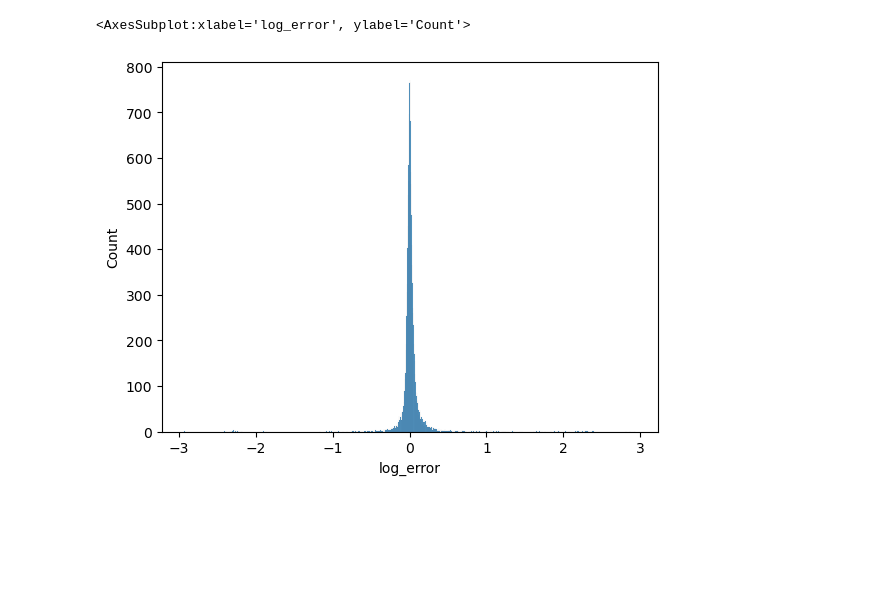
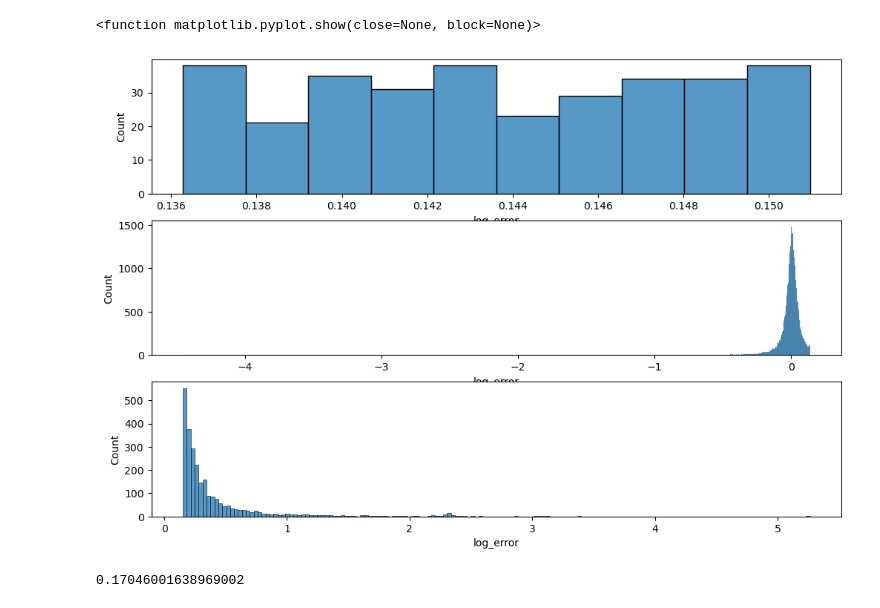
Before and after one commit to Is0metry/clustering-exercises, a Jupyter notebook: explore_zillow.ipynb, the cells around one changed output. Cells and saved outputs as stored; diff of their text form; code cells hidden in the pictures; blank space fills up the shorter version.

```diff
--- a/explore_zillow.ipynb
+++ b/explore_zillow.ipynb
@@ -45,5 +45,13 @@ CategoricalDtype(categories=[6037, 6059, 6111], ordered=False)
-# %%
-sns.histplot(data=train,x='log_error',)
-# %% [output]
-<AxesSubplot:xlabel='log_error', ylabel='Count'>
-[figure, removed]
+# %%
+fig, axs = plt.subplots(3,1,figsize=(12,8))
+sns.histplot(data=train[train.outliers == 'in_range'],x='log_error',ax=axs[0])
+sns.histplot(data=train[train.outliers == 'lower'],x='log_error',ax=axs[1])
+sns.histplot(data=train[train.outliers=='upper'],x='log_error',ax=axs[2])
+plt.show
+# %% [output]
+<function matplotlib.pyplot.show(close=None, block=None)>
+[figure, added]
+# %%
+train.log_error.std()
+# %% [output]
+0.17046001638969002
```
Also changed, not shown: parts of 4 cells of this notebook, 2 other files.
